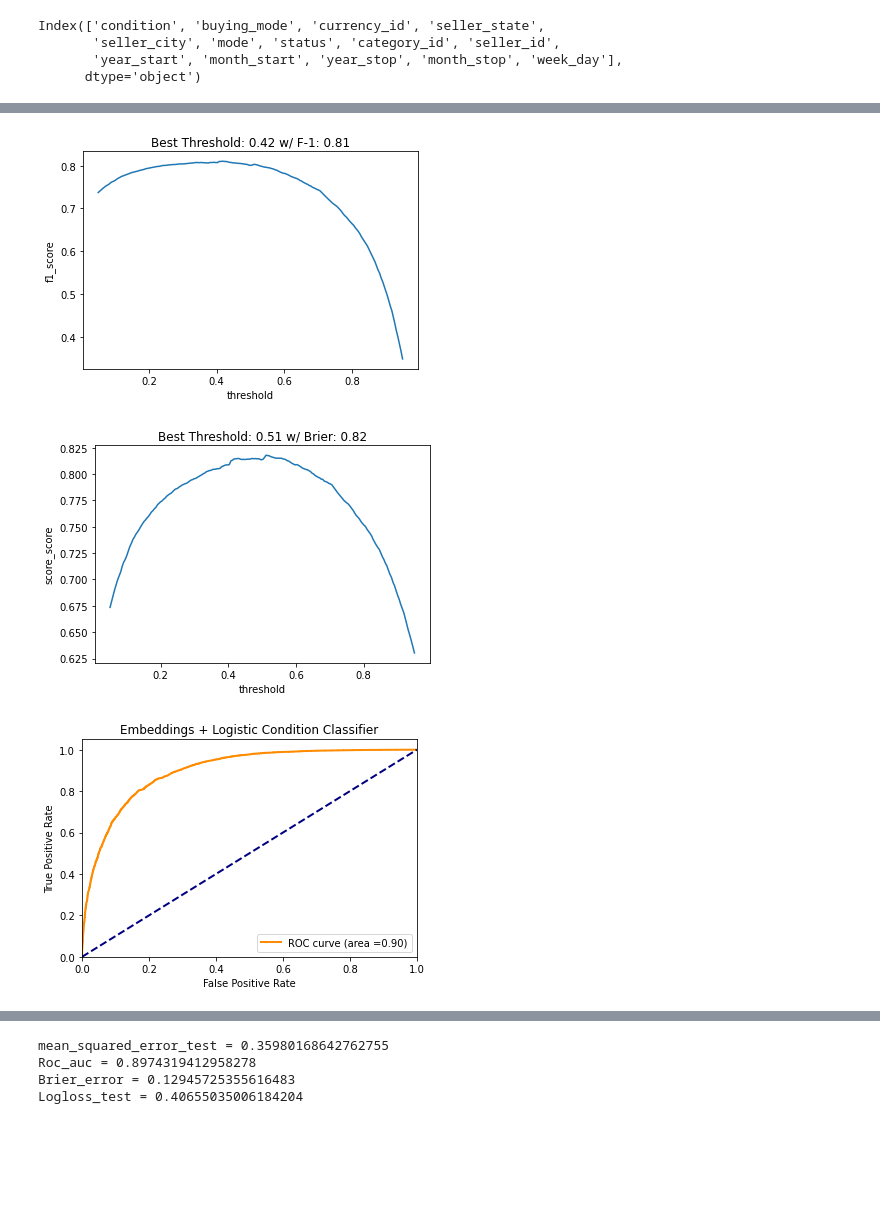
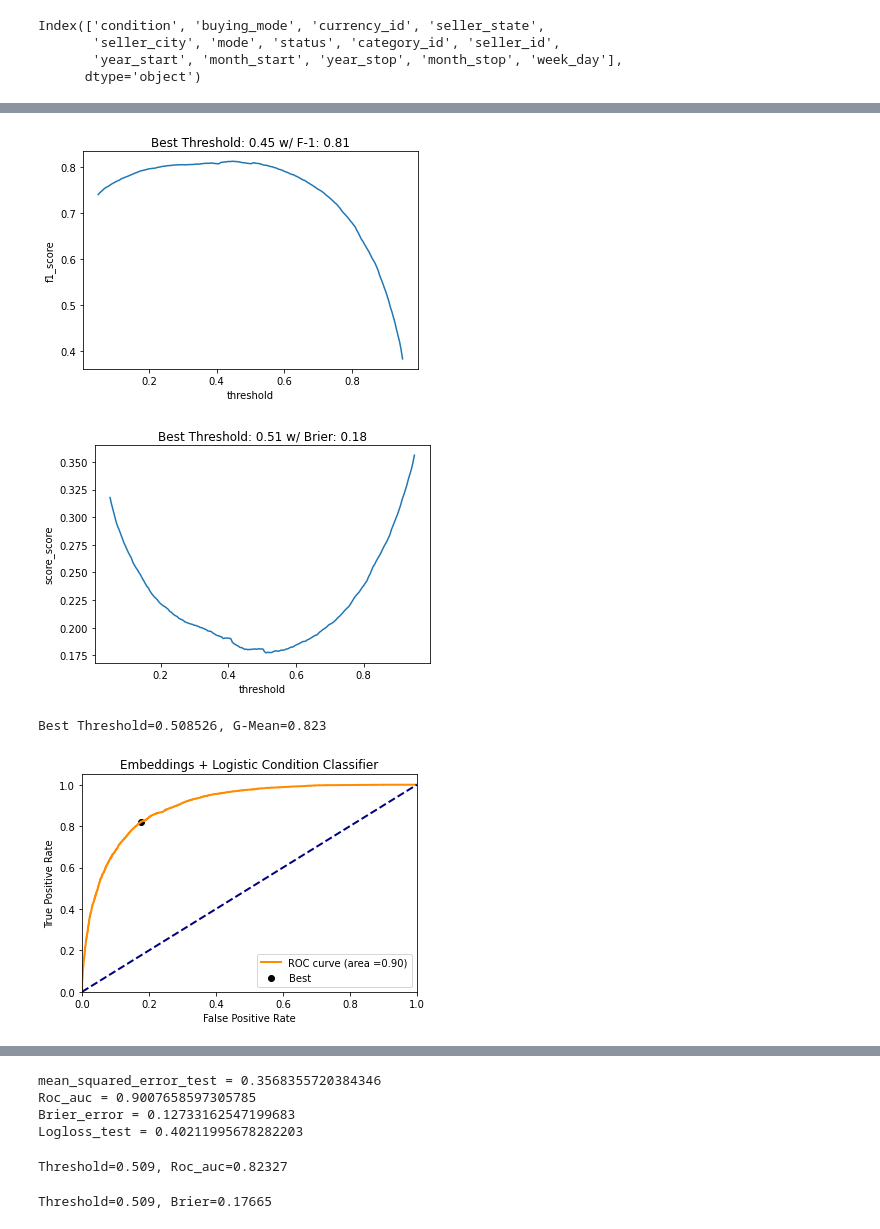
Before and after one commit to ggnicolau/predict-used-new-marketplace, a Jupyter notebook: notebooks/2.4.ggn-mercado-embeddings_logistic_[BEST_MODEL].ipynb, the cells around one changed output, grey strips where cells are left out. Saved outputs shown, nothing was run; the diff lists cells and outputs as text; code cells hidden in the pictures; blank space fills up the shorter version.

Commit message:
more metrics

```diff
--- a/notebooks/2.4.ggn-mercado-embeddings_logistic_[BEST_MODEL].ipynb
+++ b/notebooks/2.4.ggn-mercado-embeddings_logistic_[BEST_MODEL].ipynb
@@ -3,7 +3,7 @@
 # %%
 import pandas as pd
 pd.options.mode.chained_assignment = None  # default='warn'
-dfs = pd.read_json('MLA_100k_checked_v3.jsonlines', lines=True)
+dfs = pd.read_json('~/Documents/4.MY_PROJECTS/GitHub/predict-used-new-marketplace/data/raw/MLA_100k_checked_v3.jsonlines', lines=True)
 # %%
 dfs = dfs.rename(columns = {'tags':'tag'})
 dfs = dfs.rename(columns = {'id':'Id'})
@@ -667,10 +667,9 @@ from sklearn.metrics import cohen_kappa_score, brier_score_loss
 from sklearn.metrics import matthews_corrcoef, mean_squared_error, log_loss
 from sklearn.metrics import f1_score, recall_score, precision_score
 from sklearn.metrics import roc_auc_score, roc_curve, auc
+from numpy import sqrt, argmax, argmin
 
 # Plot F1-Score and Threshold
-from sklearn.metrics import f1_score
-
 threshold_list = np.linspace(0.05, 0.95, 200)
 
 f1_list = []
@@ -687,48 +686,60 @@ title = "Best Threshold: " + str(round(bt, 2)) + " w/ F-1: " + str(round(f1, 2))
 sns.lineplot(data=df_f1, x='threshold', y='f1_score').set_title(title)
 plt.show()
 
-# Plot your Score and threshold
+# Plot your other Score and threshold
 threshold_list = np.linspace(0.05, 0.95, 200)
 
 score_list = []
 for threshold in threshold_list:
-    pred_label = np.where(y_pred_proba[:,1] > threshold, 0, 1)
+    pred_label = np.where(y_pred_proba[:,1] < threshold, 0, 1)
     score = brier_score_loss(y_test, pred_label)
     score_list.append(score)
 
 df_score = pd.DataFrame({'threshold':threshold_list, 'score_score': score_list})
-df_score[df_score['score_score'] == max(df_score['score_score'])]
-bt = df_score[df_score['score_score'] == max(df_score['score_score'])]['threshold'].values[0]
-score = df_score[df_score['score_score'] == max(df_score['score_score'])]['score_score'].values[0]
+df_score[df_score['score_score'] == min(df_score['score_score'])]
+bt = df_score[df_score['score_score'] == min(df_score['score_score'])]['threshold'].values[0]
+score = df_score[df_score['score_score'] == min(df_score['score_score'])]['score_score'].values[0]
 title = "Best Threshold: " + str(round(bt, 2)) + " w/ Brier: " + str(round(score, 2))
 sns.lineplot(data=df_score, x='threshold', y='score_score').set_title(title)
 plt.show()
 
 from sklearn.metrics import roc_curve
 
 #Plot ROC_Curve
 fpr, tpr, thresholds = roc_curve(y_test, y_pred_proba[:,1])
 roc = roc_auc_score(y_test, y_pred_proba[:,1])
+
+# calculate the g-mean for each threshold
+gmeans = sqrt(tpr * (1-fpr))
+# locate the index of the largest g-mean
+ix = argmax(gmeans)
+print('Best Threshold=%f, G-Mean=%.3f' % (thresholds[ix], gmeans[ix]))
+
+
 plt.figure()
 lw = 2
 plt.plot(
     fpr,
     tpr,
     color="darkorange",
     lw=lw,
+    #marker='.',
     label=f"ROC curve (area ={'%.2f' % roc})"# % roc_auc["micro"],
 )
+
+plt.scatter(fpr[ix], tpr[ix], marker='o', color='black', label='Best') #threshold
 
 plt.plot([0, 1], [0, 1], color="navy", lw=lw, linestyle="--")
 plt.xlim([0.0, 1.0])
 plt.ylim([0.0, 1.05])
 plt.xlabel("False Positive Rate")
 plt.ylabel("True Positive Rate")
 plt.title("Embeddings + Logistic Condition Classifier")
 plt.legend(loc="lower right")
 plt.savefig('emb_logistic_roc_curve.png', bbox_inches='tight', dpi = 300)
 plt.show()
 # %% [output]
-[figure, old version]
+[figure, new version]
-[figure, old version]
+[figure, new version]
+Best Threshold=0.508526, G-Mean=0.823
-[figure, old version]
+[figure, new version]
@@ -737,6 +748,5 @@ Wall time: 1.78 s
 # %%
 # best_preds_score = np.where(preds_test < bt, 0, 1) # Uncomment if you want to change threshold... Lower, because threshold calculated on Brier Loss and lower is better
-
 print("mean_squared_error_test = {}".format(mean_squared_error(y_test, y_pred_proba[:,1], squared=False)))
 print("Roc_auc = {}".format(roc_auc_score(y_test, y_pred_proba[:,1])))
 print("Brier_error = {}".format(brier_score_loss(y_test, y_pred_proba[:,1])))
@@ -747,7 +757,7 @@ print("Logloss_test = {}".format(log_loss(y_test, y_pred_proba[:,1])))
 # print("Kappa_score = {}".format(cohen_kappa_score(Y_test, preds_test[:,1])))
 # print("Matthews_corrcoef = {}".format(matthews_corrcoef(Y_test, preds_test[:,1])))
 # %% [output]
-mean_squared_error_test = 0.35980168642762755
-Roc_auc = 0.8974319412958278
-Brier_error = 0.12945725355616483
-Logloss_test = 0.40655035006184204
+mean_squared_error_test = 0.3568355720384346
+Roc_auc = 0.9007658597305785
+Brier_error = 0.12733162547199683
+Logloss_test = 0.40211995678282203
@@ -753,0 +768,16 @@ Logloss_test = 0.40655035006184204
+# %%
+# evaluate each threshold
+scores = [roc_auc_score(y_test, to_labels_max(y_pred_proba[:,1], t)) for t in thresholds]
+# get best threshold for max is better
+ix = argmax(scores)
+print('Threshold=%.3f, Roc_auc=%.5f' % (thresholds[ix], scores[ix]))
+# %% [output]
+Threshold=0.509, Roc_auc=0.82327
+# %%
+# evaluate each threshold
+scores = [brier_score_loss(y_test, to_labels_max(y_pred_proba[:,1], t)) for t in thresholds]
+# get best threshold for min is better
+ix = argmin(scores)
+print('Threshold=%.3f, Brier=%.5f' % (thresholds[ix], scores[ix]))
+# %% [output]
+Threshold=0.509, Brier=0.17665
```
Also changed, not shown: parts of 3 cells of this notebook, 17 other files.
